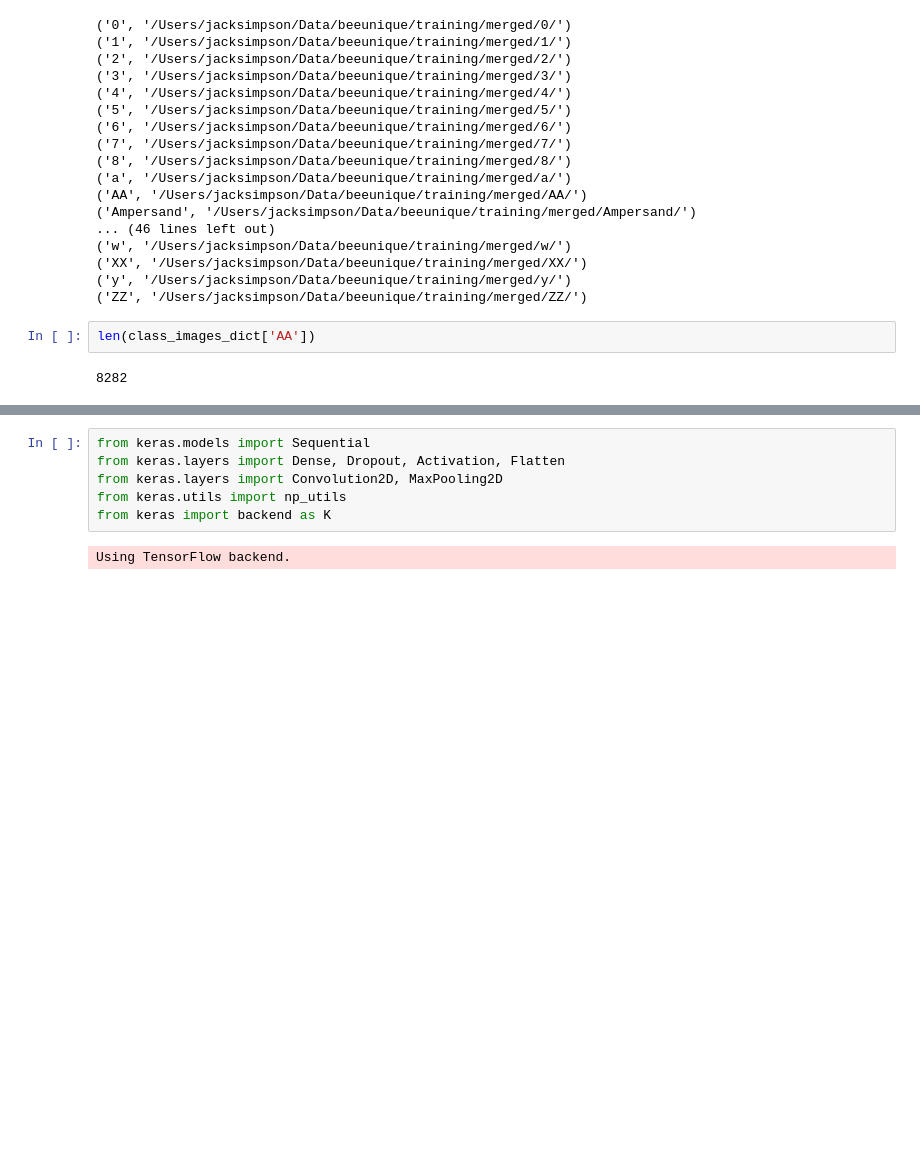
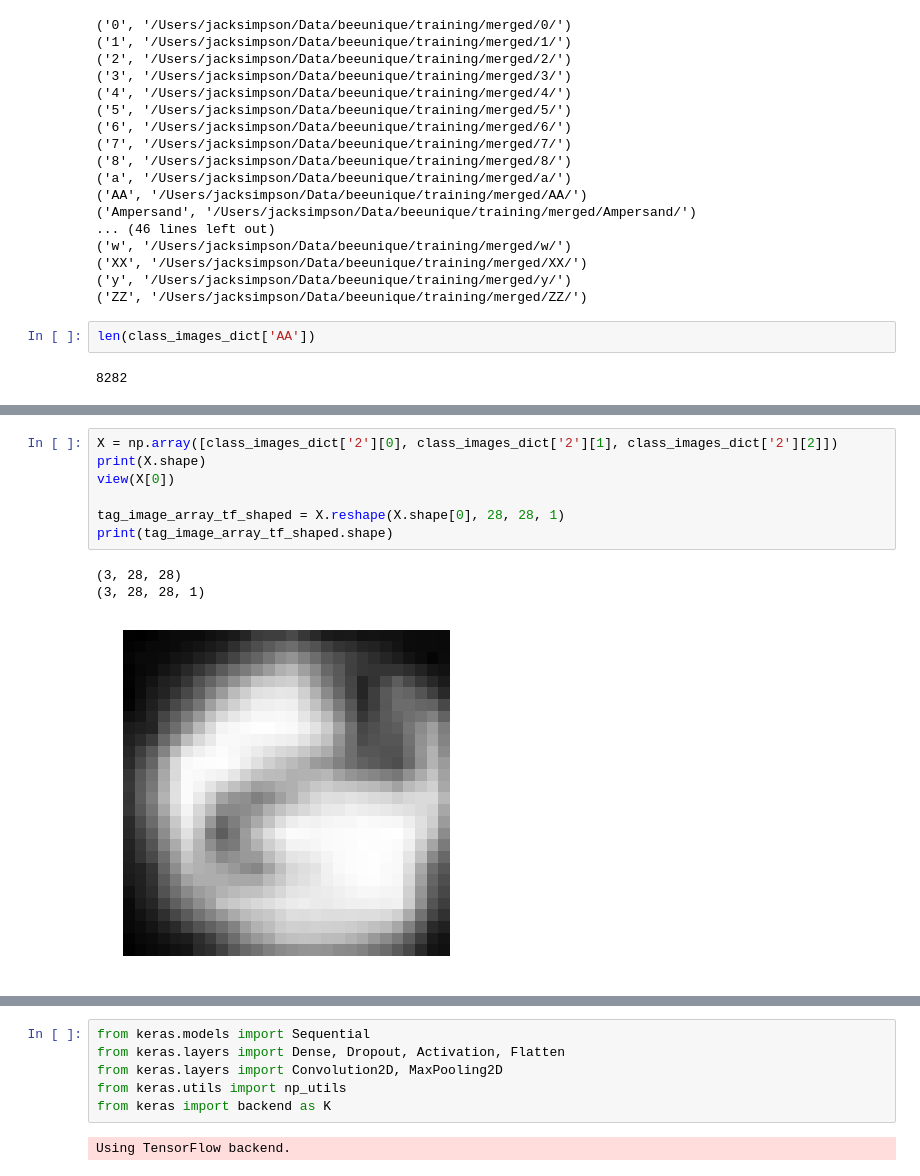
Before and after one commit to jackbrucesimpson/Notebooks, a Jupyter notebook: beeunique/2017-07-11-training-nn.ipynb, the cells around one changed output, grey strips where cells are left out. Cells and saved outputs as stored; diff of their text form; blank space fills up the shorter version.

```diff
--- a/beeunique/2017-07-11-training-nn.ipynb
+++ b/beeunique/2017-07-11-training-nn.ipynb
@@ -102,0 +113,11 @@ for i in range(2):
+# %%
+X = np.array([class_images_dict['2'][0], class_images_dict['2'][1], class_images_dict['2'][2]])
+print(X.shape)
+view(X[0])
+
+tag_image_array_tf_shaped = X.reshape(X.shape[0], 28, 28, 1)
+print(tag_image_array_tf_shaped.shape)
+# %% [output]
+(3, 28, 28)
+(3, 28, 28, 1)
+[figure, added]
```
Also changed, not shown: parts of 21 cells of this notebook.
